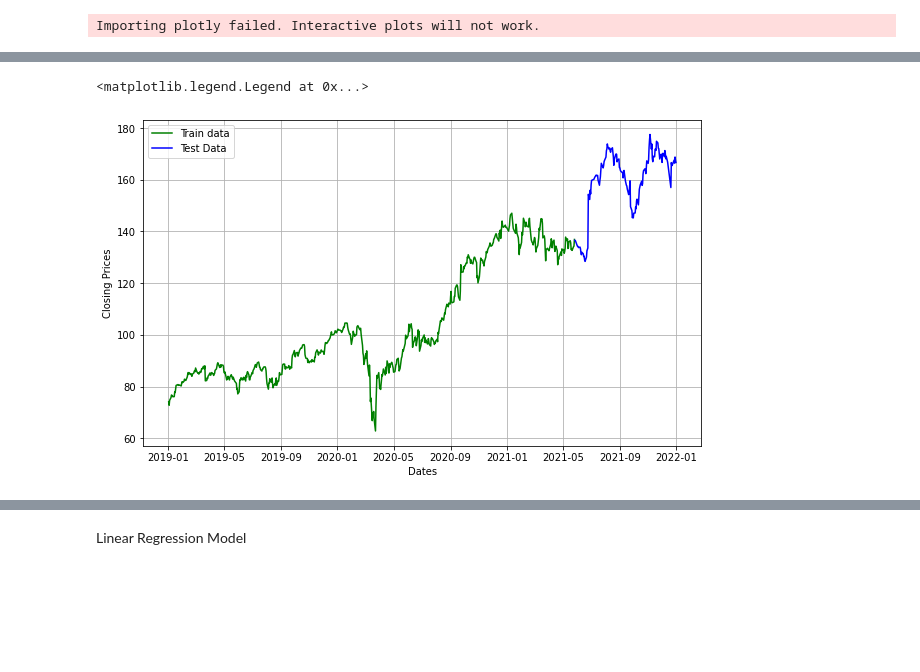
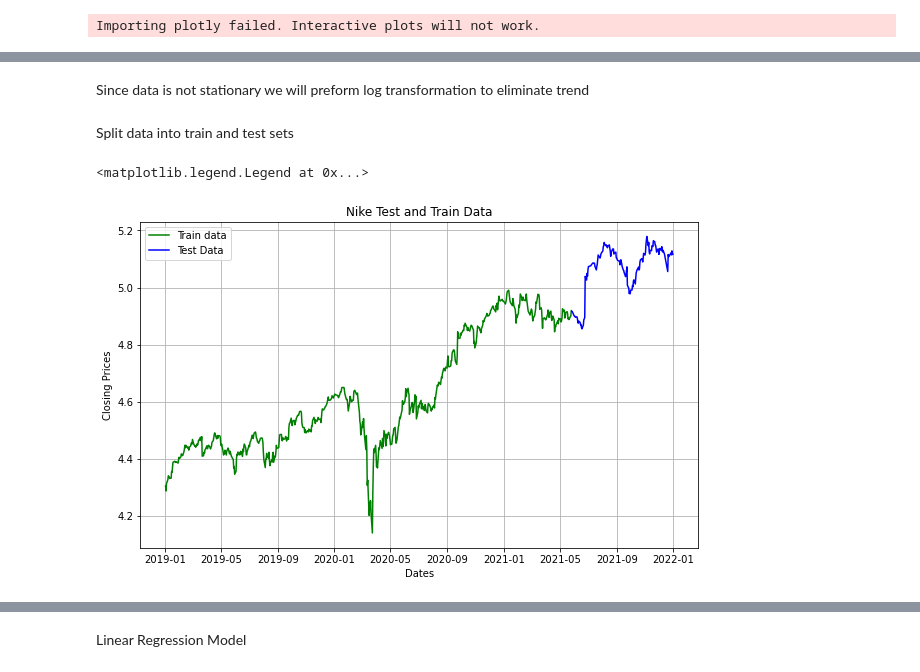
Before and after one commit to Roark23/Final_Project, a Jupyter notebook: ML_Nike.ipynb, the cells around one changed output, grey strips where cells are left out. Drawn from its saved outputs; the diff is of its cells as text; code cells hidden in the pictures; blank space fills up the shorter version.

Commit message:
Updating files with sectors and database files

```diff
--- a/ML_Nike.ipynb
+++ b/ML_Nike.ipynb
@@ -33,3 +20,7 @@ Plotting Closing Price to visualize
+# %%
+discretionary_sector_pd = discretionary_sector_pd.set_index('date')
+# %%
+df_nike = discretionary_sector_pd[['nike']]
 # %%
 #plot
 plt.figure(figsize=(16,8))
@@ -48,5 +46,5 @@ Looking at the Distribution of the Dataset
 # %%
-df_nike_close = df_nike[['Close']]
+df_nike_close = df_nike[['nike']]
 df_nike_close.plot(kind='kde')
 # %% [output]
 <AxesSubplot:ylabel='Density'>
@@ -61,0 +84,4 @@ Splitting Data into Train and Test DataSet into 80% Training Data and 20% Testin
+# %% [markdown]
+Since data is not stationary we will preform log transformation to eliminate trend
+# %%
+df_nike_log = np.log(df_nike_close)
@@ -62,13 +90,16 @@ Splitting Data into Train and Test DataSet into 80% Training Data and 20% Testin
+# %% [markdown]
+Split data into train and test sets
 # %%
-nike_train_data= df_nike_close.iloc[:int(df_nike_close.shape[0]*0.8)]
-nike_test_data = df_nike_close.iloc[int(df_nike_close.shape[0]*0.80):]
+nike_train_data= df_nike_log.iloc[:int(df_nike_log.shape[0]*0.8)]
+nike_test_data = df_nike_log.iloc[int(df_nike_log.shape[0]*0.80):]
 plt.figure(figsize=(10,6))
 plt.grid(True)
 plt.xlabel('Dates')
 plt.ylabel('Closing Prices')
 plt.plot(nike_train_data, 'Green', label='Train data')
 plt.plot(nike_test_data, 'blue',  label='Test Data')
+plt.title('Nike Test and Train Data')
 plt.legend()
 # %% [output]
 <matplotlib.legend.Legend at 0x...>
-[figure, old version]
+[figure, new version]
```
Also changed, not shown: parts of 60 cells of this notebook.
